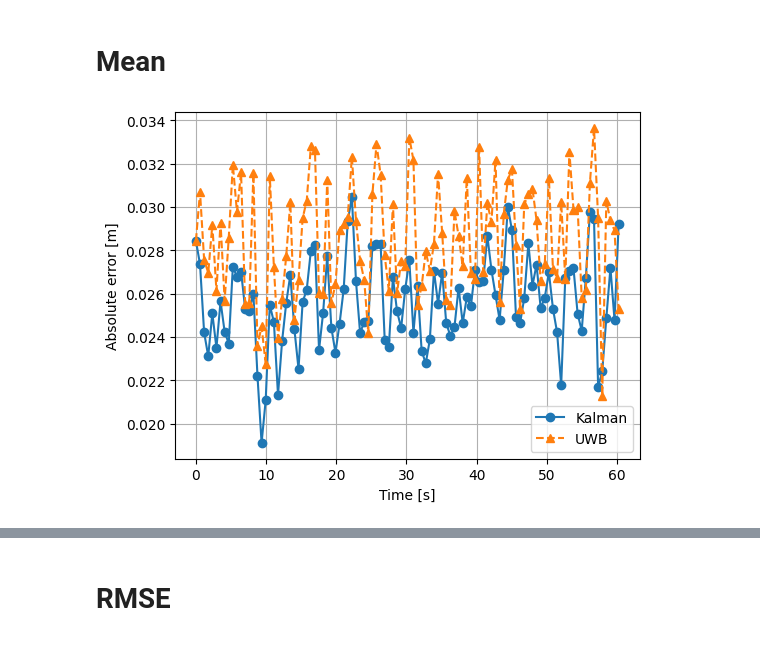
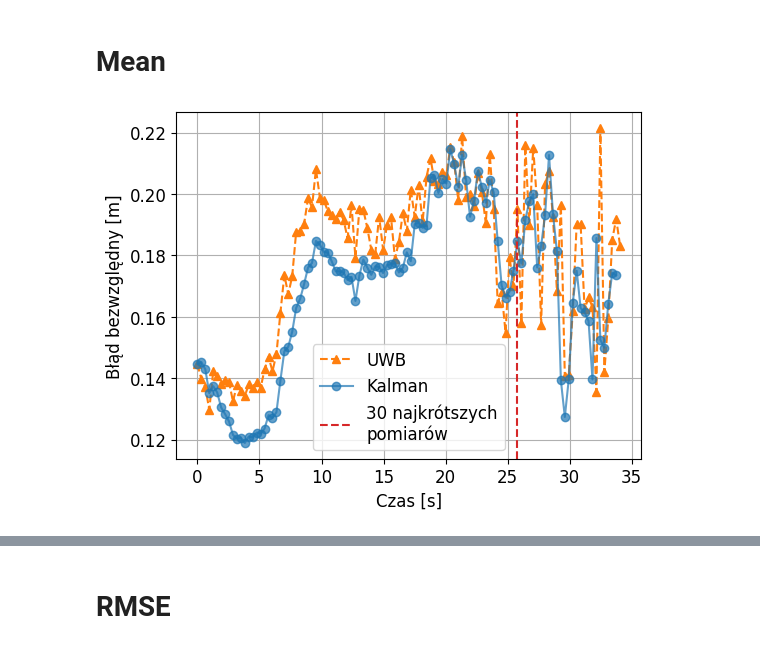
Before and after one commit to piotrs112/uwb-rs, a Jupyter notebook: data-processing/mlat_many_samples.ipynb, the cells around one changed output, grey strips where cells are left out. Saved outputs shown, nothing was run; the diff lists cells and outputs as text; code cells hidden in the pictures.

```diff
--- a/data-processing/mlat_many_samples.ipynb
+++ b/data-processing/mlat_many_samples.ipynb
@@ -80,6 +92,8 @@ filenames.sort()
 # filenames
 # %%
 dfs = [pd.read_csv(f, index_col=0) for f in filenames]
+#Remove unwanted anchors
+dfs = [df[~df["anchor"].isin(DEL_ANCHORS)] for df in dfs]
 # %%
 # Enforce same number of samples
 if not MOVEMENT:
@@ -178,18 +198,17 @@ for df in solved_dfs:
 # %% [markdown]
 # Kalman filter
 # %%
-def kalman_step(x, P, measurement, R, motion, Q, F, H):
-    # PREDICT x, P based on motion
-    x = F * x + motion
+def kalman_step(x, P, measurement, R, Q, F, H):
+    # Predict
+    x = F * x
     P = F * P * F.T + Q
 
-    # UPDATE x, P based on measurement m
-    # distance between measured and current position-belief
+    # Update
     y = np.matrix(measurement).T - H * x
-    S = H * P * H.T + R  # residual convariance
-    K = P * H.T * S.I  # Kalman gain
+    S = H * P * H.T + R
+    K = P * H.T * S.I
     x = x + K * y
-    I = np.matrix(np.eye(F.shape[0]))  # identity matrix
+    I = np.matrix(np.eye(F.shape[0]))
     P = (I - K * H) * P
 
     return x, P
@@ -227,7 +246,6 @@ for df in solved_dfs:
 
     # Filter
     filtered = []
-    motion = np.matrix("0. 0. 0. 0.").T
     for _, measurement in df[
         [
             "x",
@@ -243,7 +261,7 @@ for df in solved_dfs:
             ACCELEROMETER_ORIENTATION.x_sign * measurement[2],  # x
             ACCELEROMETER_ORIENTATION.y_sign * measurement[3],  # y
         ]
-        x, P = kalman_step(x, P, measurement, R, motion, Q, F, H)
+        x, P = kalman_step(x, P, measurement, R, Q, F, H)
         filtered.append(x.tolist())
 
     filtered_pos = [[x[0], y[0]] for (x, y, _, _) in filtered]
@@ -303,18 +321,44 @@ solved = solved.groupby(solved.index).mean()
 
 dt = all_uwb["timestamp"].diff().mean().to_pytimedelta().microseconds / 10**6
 # %%
-x = [n * dt for n in range(len(solved))]
-x_k = [n * dt for n in range(len(kalman))]
-plt.plot(x_k, kalman["error"], "-o", label="Kalman")
-plt.plot(x, solved["error"], "--^", label="UWB")
+# def gen():
+#     last = 1
+#     while True:
+#         try:
+#             last = next(solved_dfs[0]["timestamp"].diff().fillna(0).to_numpy())
+#             yield last
+#         except StopIteration:
+#             yield last
+# g = gen()
+# x = [next(g) for _ in range(len(kalman["error"]))]
+# x_k = x.copy()
+
+x = [i * dt for i in range(len(solved["error"]))]
+x_k = [i * dt for i in range(len(kalman["error"]))]
+
+plt.rcParams['font.size'] = FONT_SIZE
+plt.plot(x, solved["error"], "--^", label="UWB", c="tab:orange")
+plt.plot(x_k, kalman["error"], "-o", label="Kalman", c="tab:blue", alpha=0.7)
+
+shortest_meas_marker = 30
+if MOVEMENT and len(solved_dfs) > shortest_meas_marker:
+    n_of_samples = [len(df) for df in solved_dfs]
+    n_of_samples.sort()
+    end_of_30th_sample = n_of_samples[shortest_meas_marker]
+    plt.axvline(x[end_of_30th_sample], ls="--", c="tab:red", label=f"{shortest_meas_marker} shortest measurements" if LANG=="EN" else f"{shortest_meas_marker} najkrótszych\npomiarów")
+
+
 plt.legend()
-plt.ylabel("Absolute error [m]")
-plt.xlabel("Time [s]")
+plt.ylabel("Absolute error [m]" if LANG=="EN" else "Błąd bezwzględny [m]")
+plt.xlabel("Time [s]" if LANG=="EN" else "Czas [s]")
 plt.grid(True)
 plt.gcf().set_size_inches(width_inches, height_inches)
-plt.savefig(f"plots_output/errors_over_time_{str(samples_dir).replace('/', '_')}_{REF_POINT}.png", dpi=dpi, bbox_inches='tight')
+plt.savefig(f"plots_output/errors_over_time_{str(samples_dir).replace('/', '_')}_{REF_POINT}"
+            + (f"_deleted_{'_'.join(DEL_ANCHORS)}" if DEL_ANCHORS else "")
+            + ".png",
+             dpi=dpi, bbox_inches='tight')
 plt.show()
 # %% [output]
-[figure, old version]
+[figure, new version]
 # %%
 # Trace/scatter for every data set
```
Also changed, not shown: parts of 21 cells of this notebook, 25 other files.
